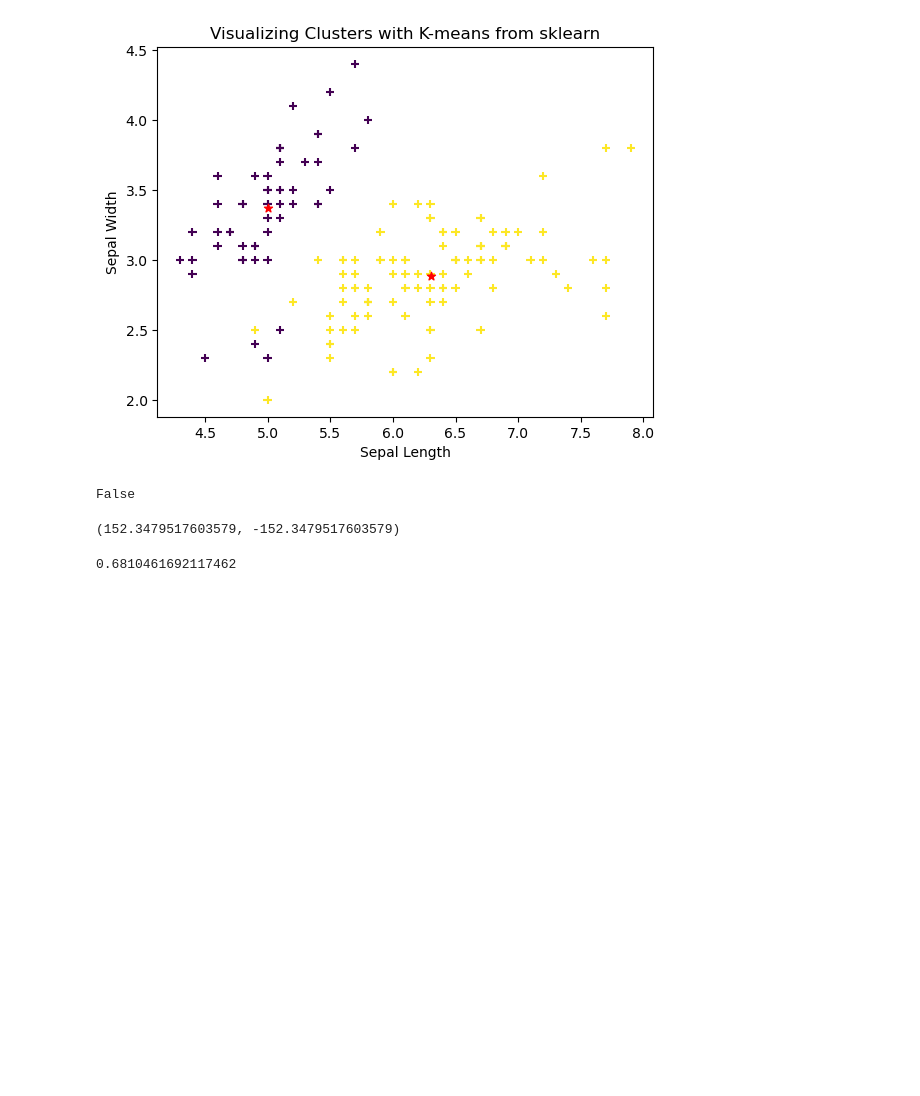
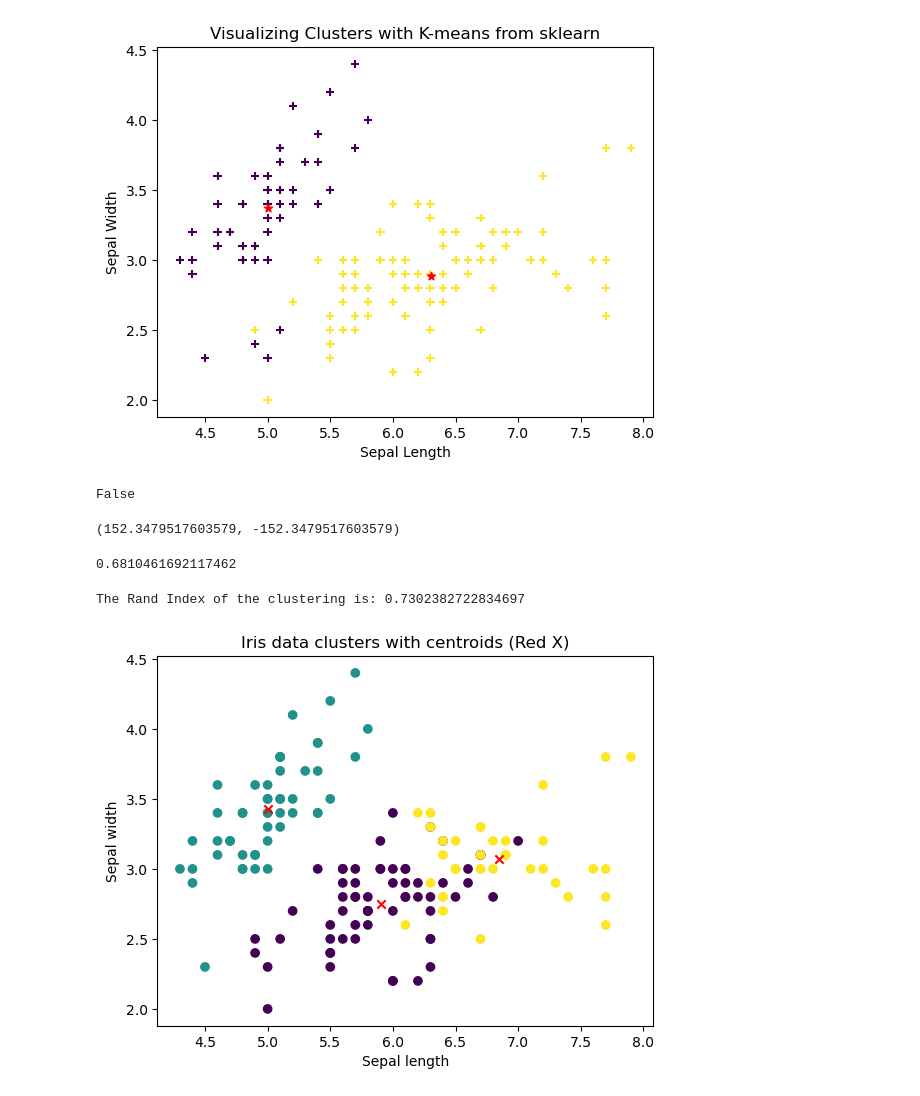
Before and after one commit to Amoako419/Clustering, a Jupyter notebook: iris_dataset.ipynb, the cells around one changed output. Drawn from its saved outputs; the diff is of its cells as text; code cells hidden in the pictures; blank space fills up the shorter version.

Commit message:
codesignal assignment done

```diff
--- a/iris_dataset.ipynb
+++ b/iris_dataset.ipynb
@@ -116,3 +116,36 @@ from sklearn.metrics import silhouette_score
 silhouette_score(X,kmeans.labels_)
 # %% [output]
 0.6810461692117462
+# %%
+import numpy as np
+import matplotlib.pyplot as plt
+from sklearn.cluster import KMeans
+from sklearn import datasets
+from sklearn.metrics import adjusted_rand_score
+
+# Load the Iris dataset
+iris = datasets.load_iris()
+features = iris.data
+
+# Apply K-means clustering to the Iris dataset
+kmeans = KMeans(n_clusters=3, n_init=10)
+kmeans.fit(features)
+
+# Assign labels to each point
+labels = kmeans.labels_
+centroids = kmeans.cluster_centers_
+
+# Compute the Rand Index to assess the performance of K-means
+rand_index = adjusted_rand_score(iris.target, labels)
+print(f"The Rand Index of the clustering is: {rand_index}")
+
+# Visualize clusters and centroids
+plt.scatter(features[:, 0], features[:, 1], c=labels)
+plt.scatter(centroids[:, 0], centroids[:, 1], marker='x', c='red')
+plt.title("Iris data clusters with centroids (Red X)")
+plt.xlabel("Sepal length")
+plt.ylabel("Sepal width")
+plt.show()
+# %% [output]
+The Rand Index of the clustering is: 0.7302382722834697
+[figure, added]
```
Also changed, not shown: parts of 3 cells of this notebook.
